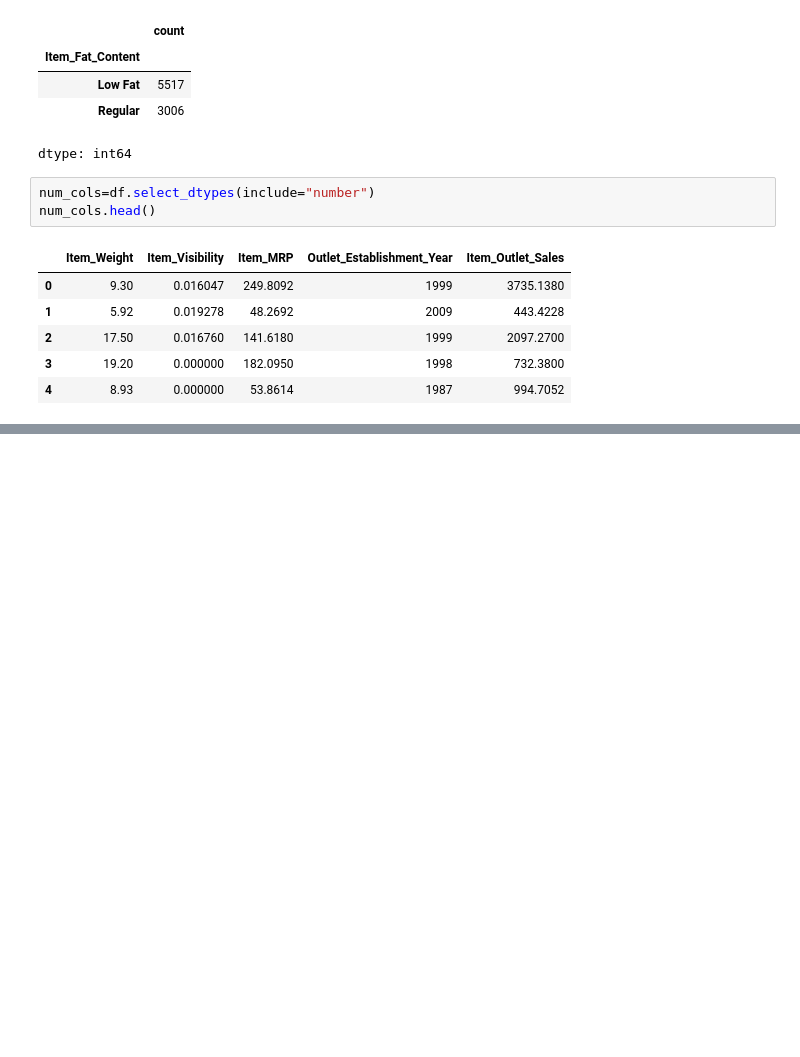
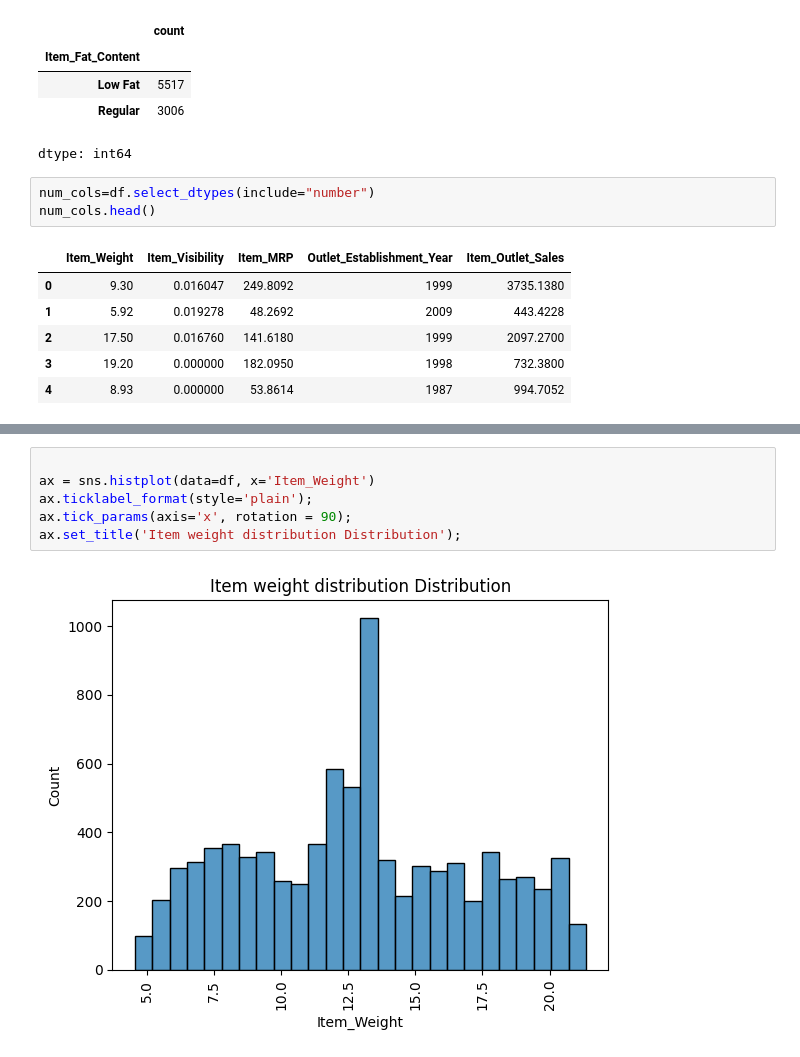
Before and after one commit to fadi-theodory/Prediction-of-Product-Sales, a Jupyter notebook: Project_1_Part_2_(Core).ipynb, the cells around one changed output, grey strips where cells are left out. Cells and saved outputs as stored; diff of their text form; blank space fills up the shorter version.

```diff
--- a/Project_1_Part_2_(Core).ipynb
+++ b/Project_1_Part_2_(Core).ipynb
@@ -249,0 +287,8 @@ Name: Item_Outlet_Sales, dtype: float64
+# %%
+
+ax = sns.histplot(data=df, x='Item_Weight')
+ax.ticklabel_format(style='plain');
+ax.tick_params(axis='x', rotation = 90);
+ax.set_title('Item weight distribution Distribution');
+# %% [output]
+[figure, added]
```
Also changed, not shown: parts of 26 cells of this notebook.
